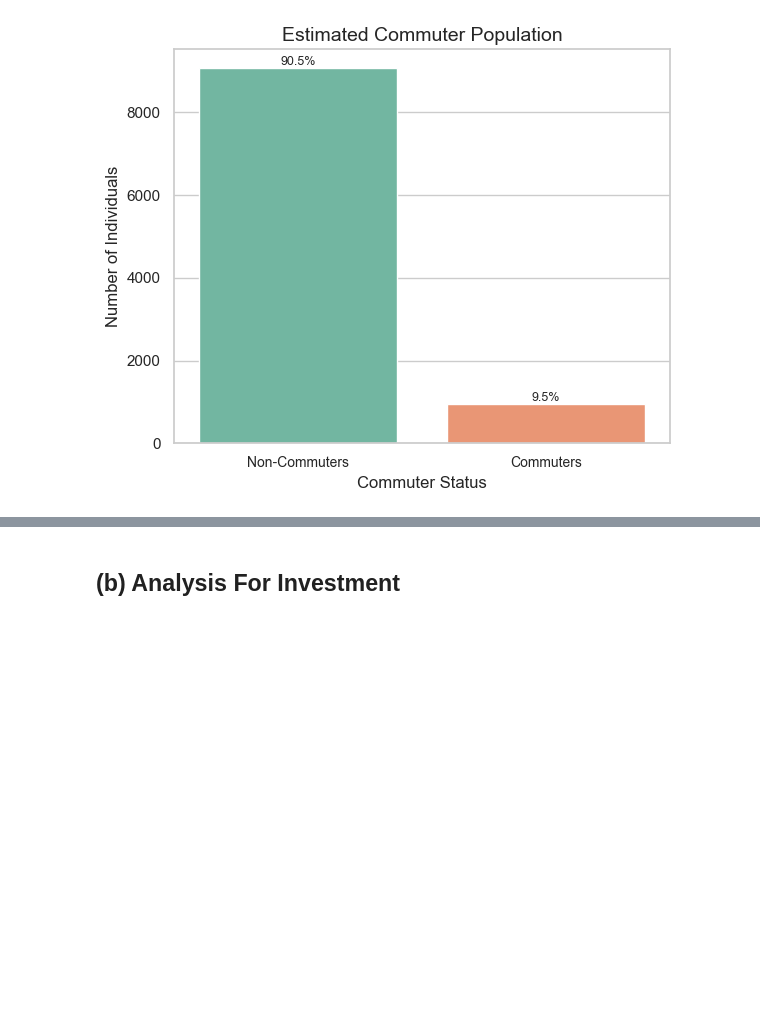
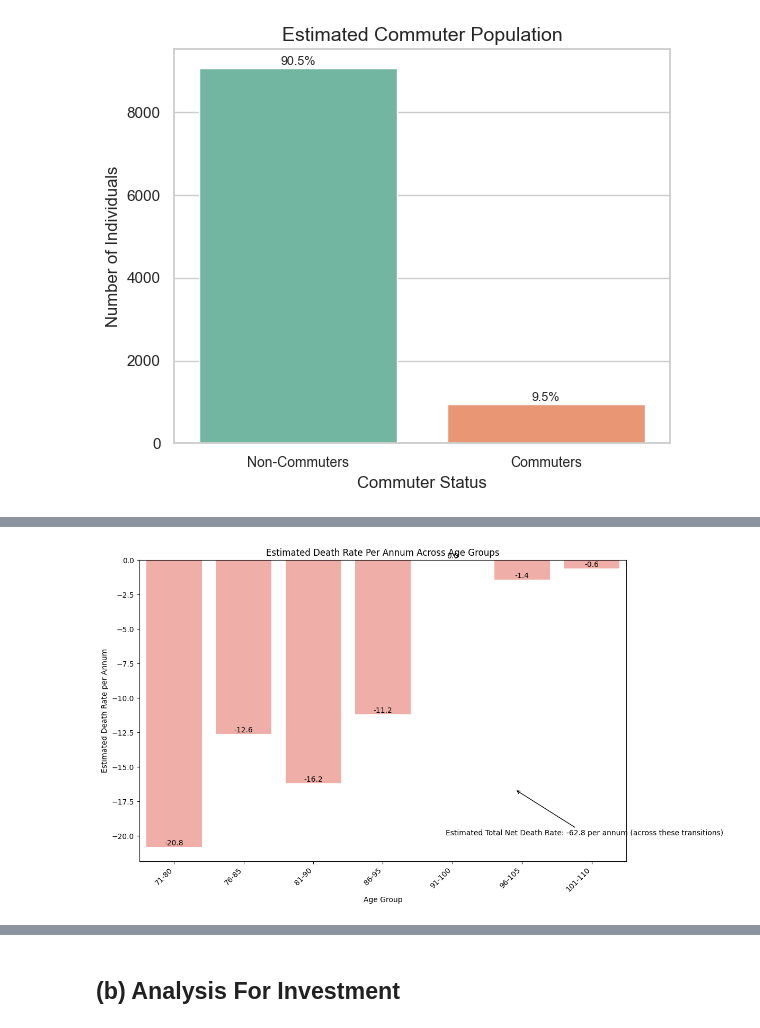
Before and after one commit to Pappy-Vx/censor, a Jupyter notebook: census_analysis.ipynb, the cells around one changed output, grey strips where cells are left out. Cells and saved outputs as stored; diff of their text form; code cells hidden in the pictures; blank space fills up the shorter version.

```diff
--- a/census_analysis.ipynb
+++ b/census_analysis.ipynb
@@ -886,0 +974,20 @@ The data supports the conclusion that a train station would enhance mobility for
+# %%
+# This provides the population
+# distribution across these older age groups.
+
+# --- Parameters ---
+age_bands = ['71-75', '76-80', '81-85', '86-90', '91-95', '96-100', '101-105', '105-110']
+
+# --- Calculations ---
+age_band_counts = {}
+
+for band in age_bands:
+    age_start = int(band.split('-')[0])
+    age_end = int(band.split('-')[1])
+    count = census_data.query(f'{age_start} <= Age <= {age_end}').shape[0]
+    age_band_counts[band] = count
+
+# --- Output ---
+print("Number of individuals in each age band:")
+for band, count in age_band_counts.items():
+    print(f"Age {band}: {count}")
@@ -886,0 +1004,64 @@ The data supports the conclusion that a train station would enhance mobility for
+# %%
+# visualize the estimated death rate per annum across different
+# age groups. However, the provided code snippet calculates the death rate only for
+# one specific transition (71-75 to 76-80). To plot this for multiple age groups,
+# we need to extend the calculation to cover the transitions between all consecutive
+# age bands defined earlier.
+
+# --- Preparation for Plotting ---
+death_rates_per_annum = {}
+age_bands_list = list(age_band_counts.keys())
+
+for i in range(len(age_bands_list) - 1):
+    lower_band_str = age_bands_list[i]
+    upper_band_str = age_bands_list[i+1]
+
+    lower_start = int(lower_band_str.split('-')[0])
+    lower_end = int(lower_band_str.split('-')[1])
+    upper_start = int(upper_band_str.split('-')[0])
+    upper_end = int(upper_band_str.split('-')[1])
+
+    count_lower = age_band_counts[lower_band_str]
+    count_upper = age_band_counts[upper_band_str]
+
+    death_diff_group = count_upper - count_lower
+    death_rate_group = death_diff_group / 5
+    death_rates_per_annum[f'{lower_start}-{upper_end}'] = death_rate_group
+
+# Create DataFrame for plotting
+import pandas as pd
+death_age_band_df = pd.DataFrame(list(death_rates_per_annum.items()), columns=['Age_group', 'Death_rate_per_Annum'])
+
+# --- Plotting ---
+import matplotlib.pyplot as plt
+import seaborn as sns
+
+plt.figure(figsize=(12, 7))
+sns.barplot(x='Age_group', y='Death_rate_per_Annum', data=death_age_band_df, color='salmon', alpha=0.7)
+plt.xlabel("Age Group")
+plt.ylabel("Estimated Death Rate per Annum")
+plt.title("Estimated Death Rate Per Annum Across Age Groups")
+plt.xticks(rotation=45, ha='right')
+plt.axhline(0, color='black', linewidth=0.8)  # Add a reference line at 0
+
+# Calculate total estimated death rate (sum of negative rates)
+total_death_rate = death_age_band_df[death_age_band_df['Death_rate_per_Annum'] < 0]['Death_rate_per_Annum'].sum()
+
+# Annotate total death rate (only if negative values exist)
+if total_death_rate < 0:
+    annotation_y = min(death_age_band_df['Death_rate_per_Annum']) * 0.8
+    annotation_x = len(death_age_band_df) * 0.7
+    plt.annotate(f"Estimated Total Net Death Rate: {total_death_rate:.1f} per annum (across these transitions)",
+                 xy=(annotation_x, annotation_y),
+                 xytext=(annotation_x - 1, annotation_y * 1.2),
+                 arrowprops=dict(facecolor='black', arrowstyle='->'))
+
+# Add data labels
+for index, row in death_age_band_df.iterrows():
+    plt.text(index, row['Death_rate_per_Annum'], f"{row['Death_rate_per_Annum']:.1f}", ha='center', va='bottom')
+
+plt.tight_layout()
+plt.savefig('death_rate_per_annum.png')
+plt.show()
+# %% [output]
+[figure, added]
```
Also changed, not shown: parts of 15 cells of this notebook, 2 other files.
